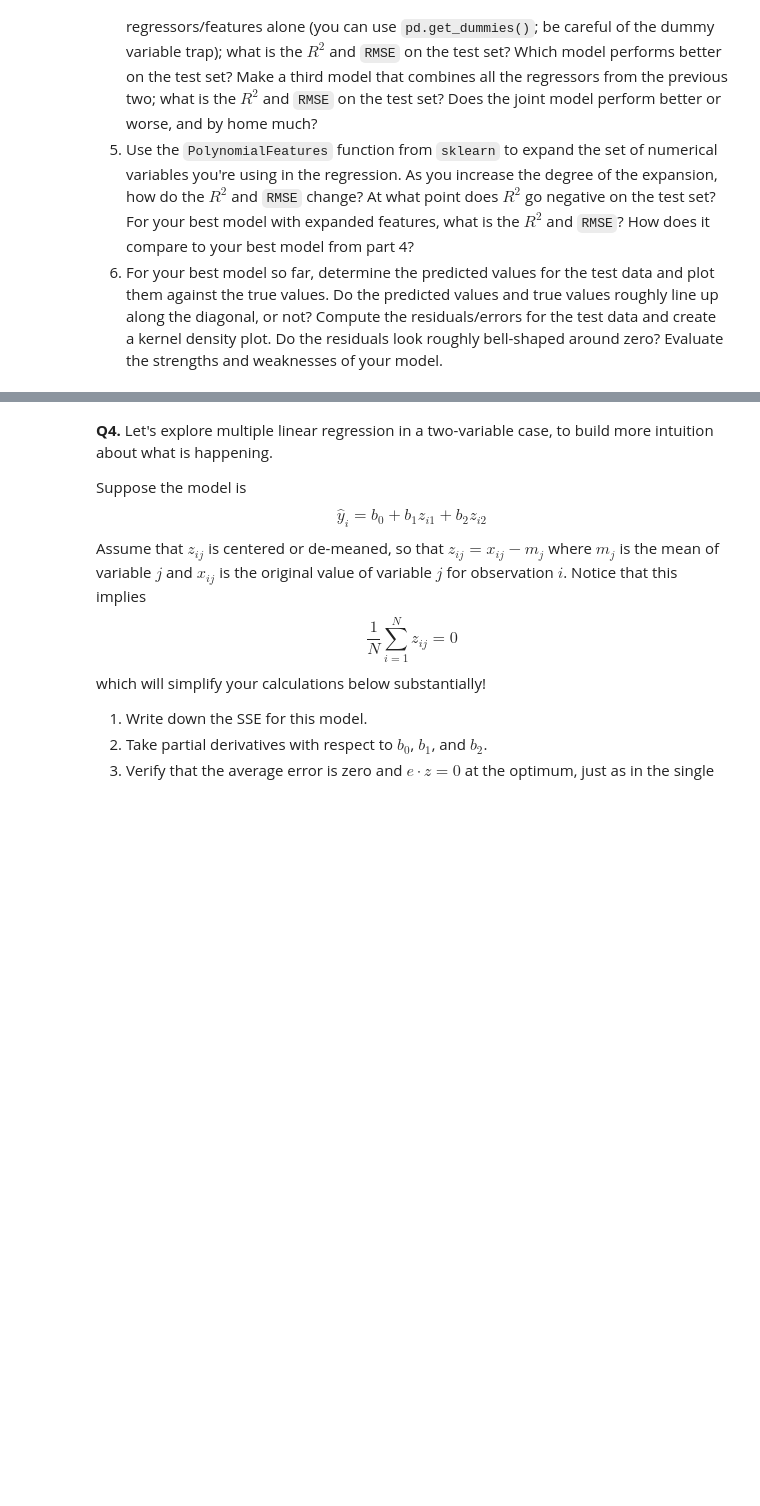
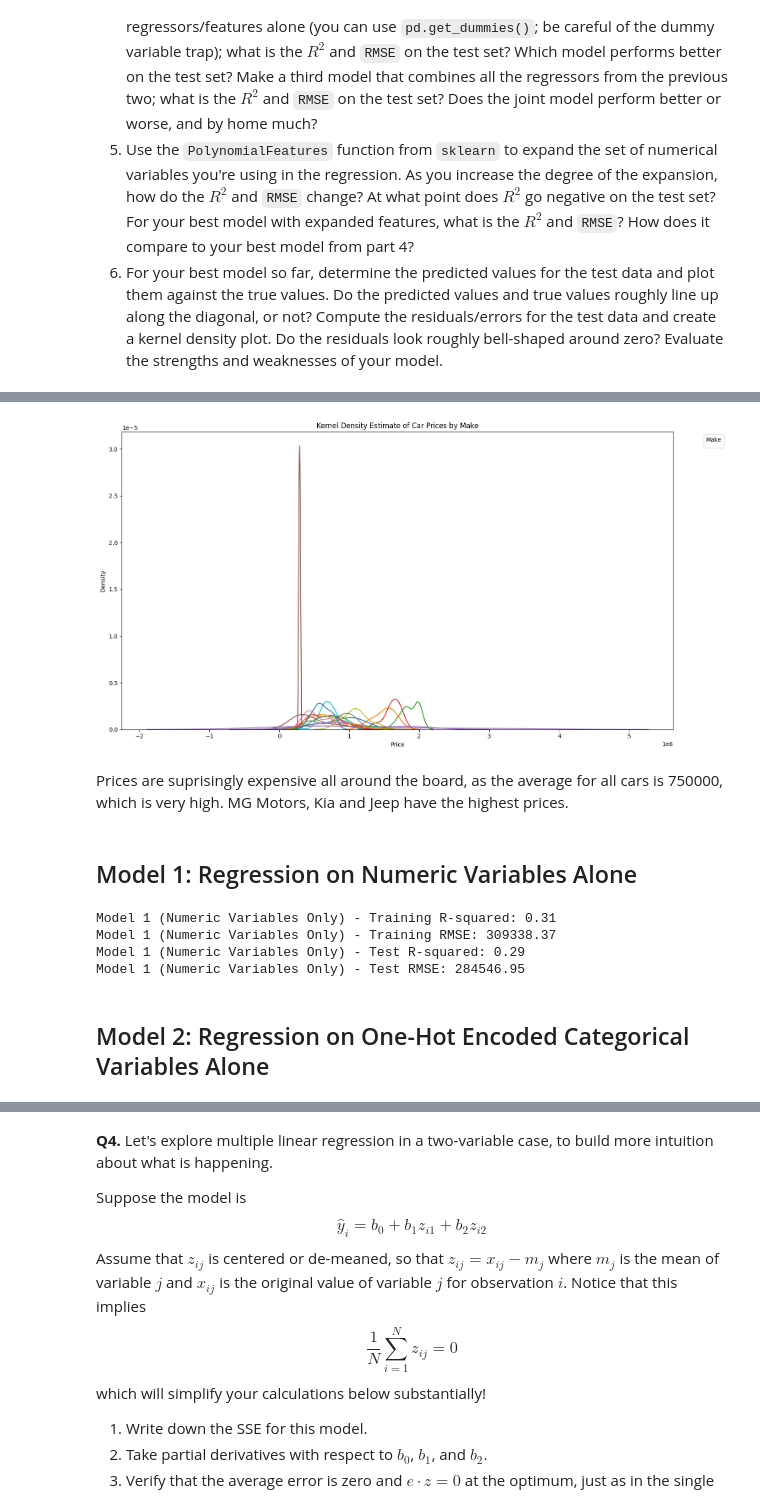
Before and after one commit to michaelhunter12/linear_models, a Jupyter notebook: assignment/assignment.ipynb, the cells around one changed output, grey strips where cells are left out. Saved outputs shown, nothing was run; the diff lists cells and outputs as text; code cells hidden in the pictures; blank space fills up the shorter version.

```diff
--- a/assignment/assignment.ipynb
+++ b/assignment/assignment.ipynb
@@ -184,0 +364,14 @@ These derived values exactly match the average prices calculated in Part 1 and t
+# %%
+
+avg_price_by_make = cars_new.groupby('Make')['Price'].describe().sort_values(by='mean', ascending=False)
+display(avg_price_by_make)
+
+plt.figure(figsize=(15, 8))
+sns.kdeplot(data=cars_new, x='Price', hue='Make', fill=False, common_norm=False, palette='tab10')
+plt.title('Kernel Density Estimate of Car Prices by Make')
+plt.xlabel('Price')
+plt.ylabel('Density')
+plt.legend(title='Make', bbox_to_anchor=(1.05, 1), loc='upper left')
+plt.tight_layout()
+plt.show()
+# %% [output]
@@ -184,0 +396,3 @@ These derived values exactly match the average prices calculated in Part 1 and t
+[figure, added]
+# %% [markdown]
+Prices are suprisingly expensive all around the board, as the average for all cars is 750000, which is very high. MG Motors, Kia and Jeep have the highest prices.
@@ -184,0 +404,39 @@ These derived values exactly match the average prices calculated in Part 1 and t
+# %% [markdown]
+## Model 1: Regression on Numeric Variables Alone
+# %%
+# Identify numeric columns
+numeric_cols = X_train.select_dtypes(include=np.number).columns
+
+# Prepare data for the first model (numeric variables only)
+X_train_numeric = X_train[numeric_cols]
+X_test_numeric = X_test[numeric_cols]
+
+# Initialize and train the linear regression model
+model_numeric = LinearRegression()
+model_numeric.fit(X_train_numeric, y_train)
+
+# Make predictions on training and test sets
+y_train_pred_numeric = model_numeric.predict(X_train_numeric)
+y_test_pred_numeric = model_numeric.predict(X_test_numeric)
+
+# Calculate R-squared and RMSE for training set
+r2_train_numeric = r2_score(y_train, y_train_pred_numeric)
+rmse_train_numeric = np.sqrt(mean_squared_error(y_train, y_train_pred_numeric))
+
+# Calculate R-squared and RMSE for test set
+r2_test_numeric = r2_score(y_test, y_test_pred_numeric)
+rmse_test_numeric = np.sqrt(mean_squared_error(y_test, y_test_pred_numeric))
+
+print(f"\nModel 1 (Numeric Variables Only) - Training R-squared: {r2_train_numeric:.2f}")
+print(f"Model 1 (Numeric Variables Only) - Training RMSE: {rmse_train_numeric:.2f}")
+print(f"Model 1 (Numeric Variables Only) - Test R-squared: {r2_test_numeric:.2f}")
+print(f"Model 1 (Numeric Variables Only) - Test RMSE: {rmse_test_numeric:.2f}")
+
+#Help from GeminiAI
+# %% [output]
+Model 1 (Numeric Variables Only) - Training R-squared: 0.31
+Model 1 (Numeric Variables Only) - Training RMSE: 309338.37
+Model 1 (Numeric Variables Only) - Test R-squared: 0.29
+Model 1 (Numeric Variables Only) - Test RMSE: 284546.95
+# %% [markdown]
+## Model 2: Regression on One-Hot Encoded Categorical Variables Alone
```
Also changed, not shown: parts of 23 cells of this notebook.
